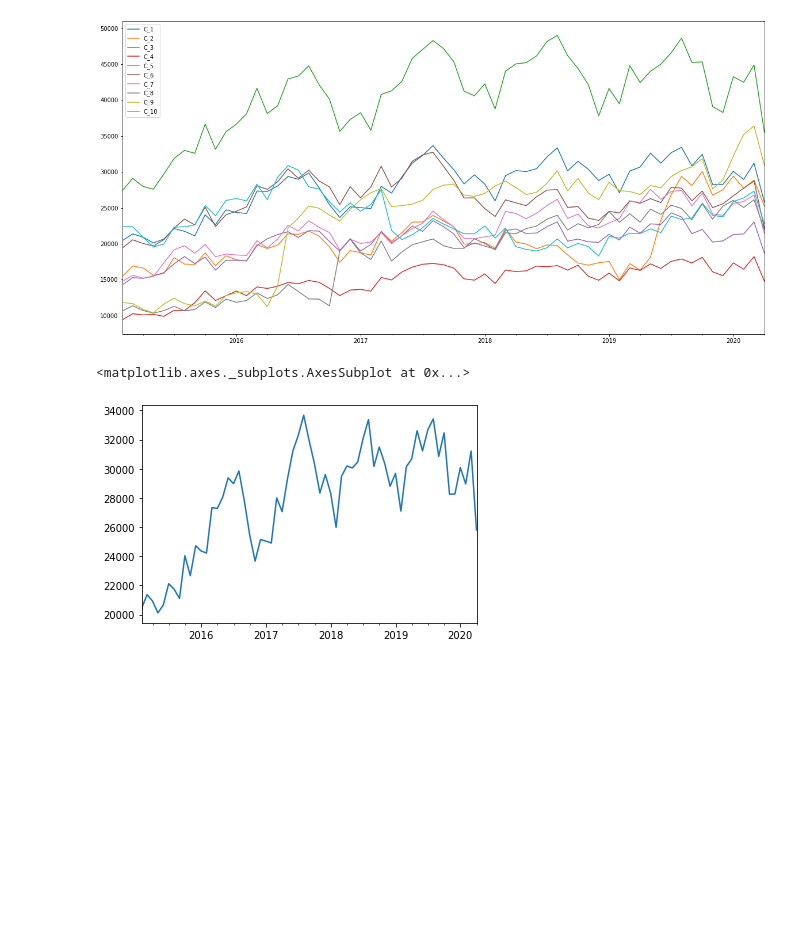
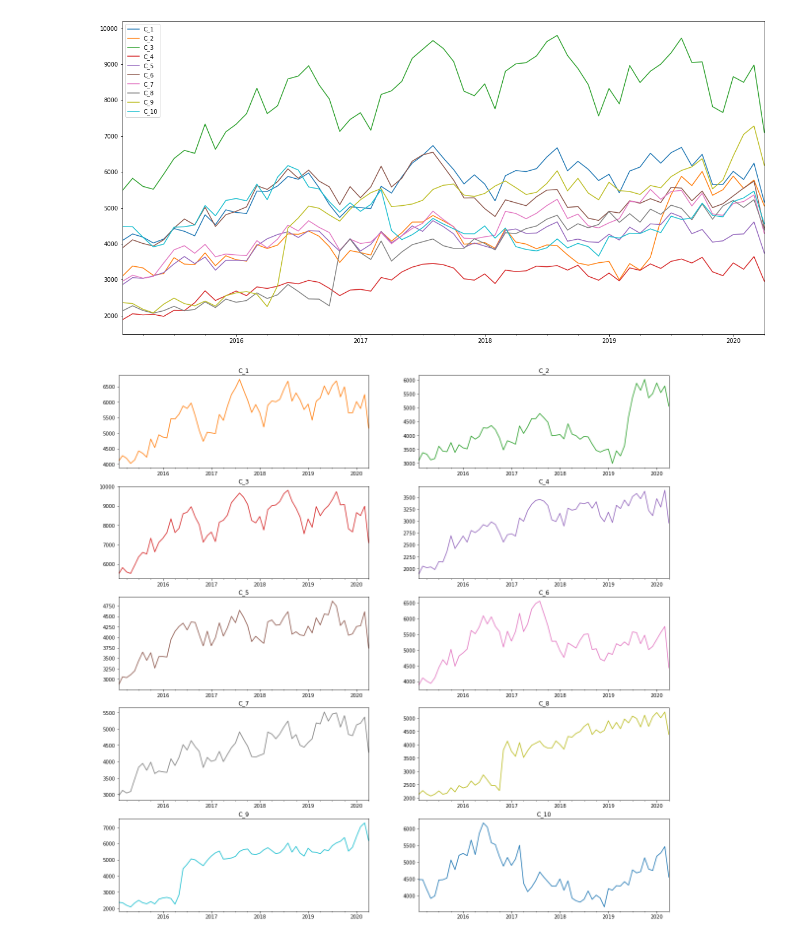
Before and after one commit to Mounji-Salma/Forecasting_App, a Jupyter notebook: data exploration.ipynb, the cells around one changed output. Drawn from its saved outputs; the diff is of its cells as text; code cells hidden in the pictures; blank space fills up the shorter version.

```diff
--- a/data exploration.ipynb
+++ b/data exploration.ipynb
@@ -3,3 +3,7 @@ import pandas as pd
 import numpy as np
 import matplotlib.pylab as plt
 import seaborn as sns
+from itertools import cycle
+color_pal = plt.rcParams['axes.prop_cycle'].by_key()['color']
+color_cycle = cycle(plt.rcParams['axes.prop_cycle'].by_key()['color'])
+print("setup complete")
@@ -15,13 +21,19 @@ sales.head()
 | 2015-04-30 | 20932 | 16645 | 27991 | 10110 | 15189 | 20047 | 15219 | 10722 | 10895 | 20915 |
 | 2015-05-31 | 20117 | 15617 | 27599 | 10188 | 15529 | 19692 | 15449 | 10350 | 10400 | 19576 |
 | 2015-06-30 | 20663 | 15863 | 29692 | 9906 | 15992 | 20557 | 17329 | 10695 | 11600 | 19952 |
+# %%
+sales/=5
 # %%
 sales.plot(figsize=(20, 10))
 plt.show()
 # %% [output]
 [figure]
-# %%
-sales['C_1'].plot()
-# %% [output]
-<matplotlib.axes._subplots.AxesSubplot at 0x...>
-[figure, removed]
+# %%
+fig, axs = plt.subplots(5, 2, figsize=(20, 20))
+axs = axs.flatten()
+for i, item in enumerate(sales.columns):
+    sales[item].plot(title=item,
+                     color=next(color_cycle),
+                     ax=axs[i])
+# %% [output]
+[figure, added]
```
Also changed, not shown: parts of 14 cells of this notebook.
